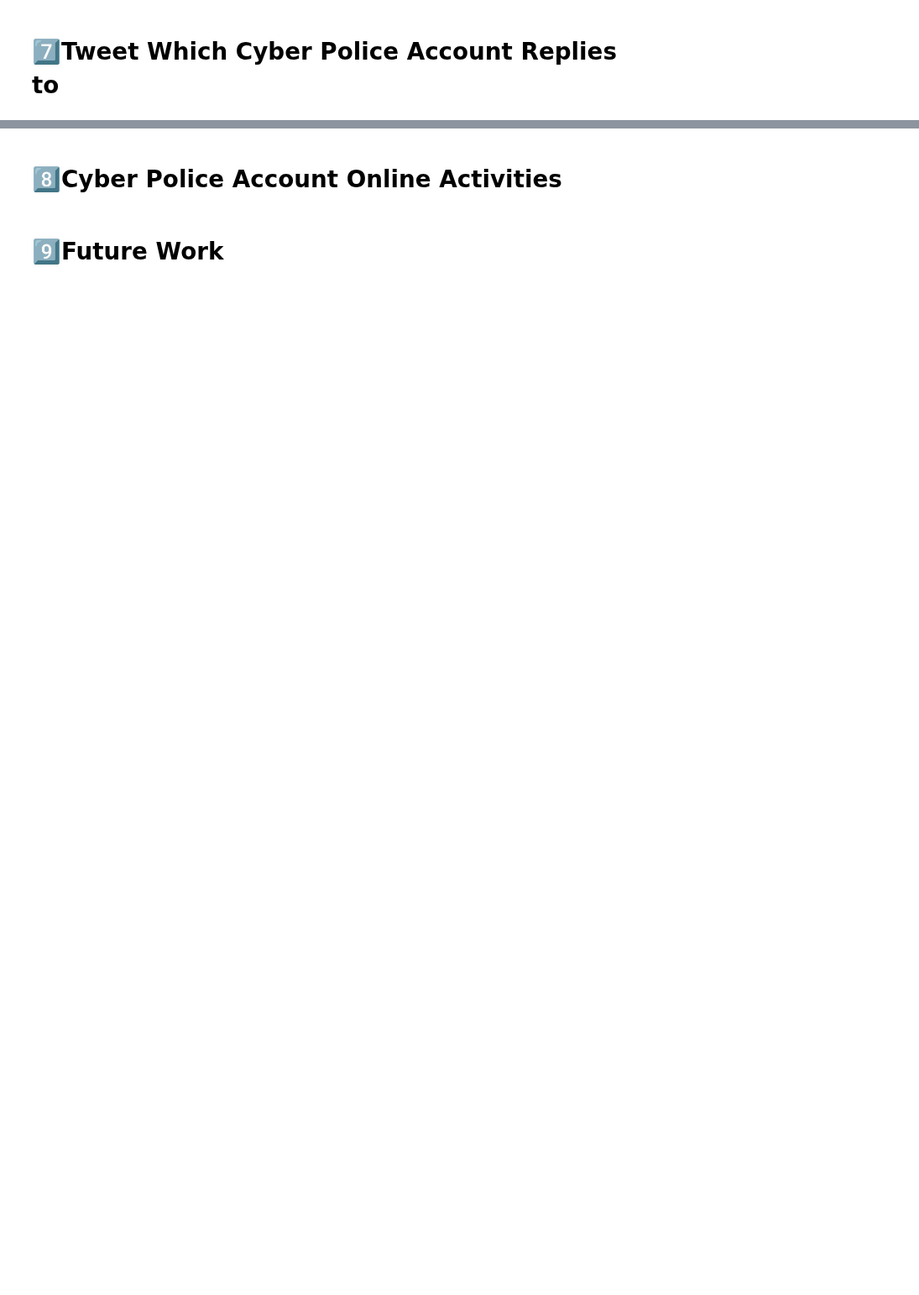
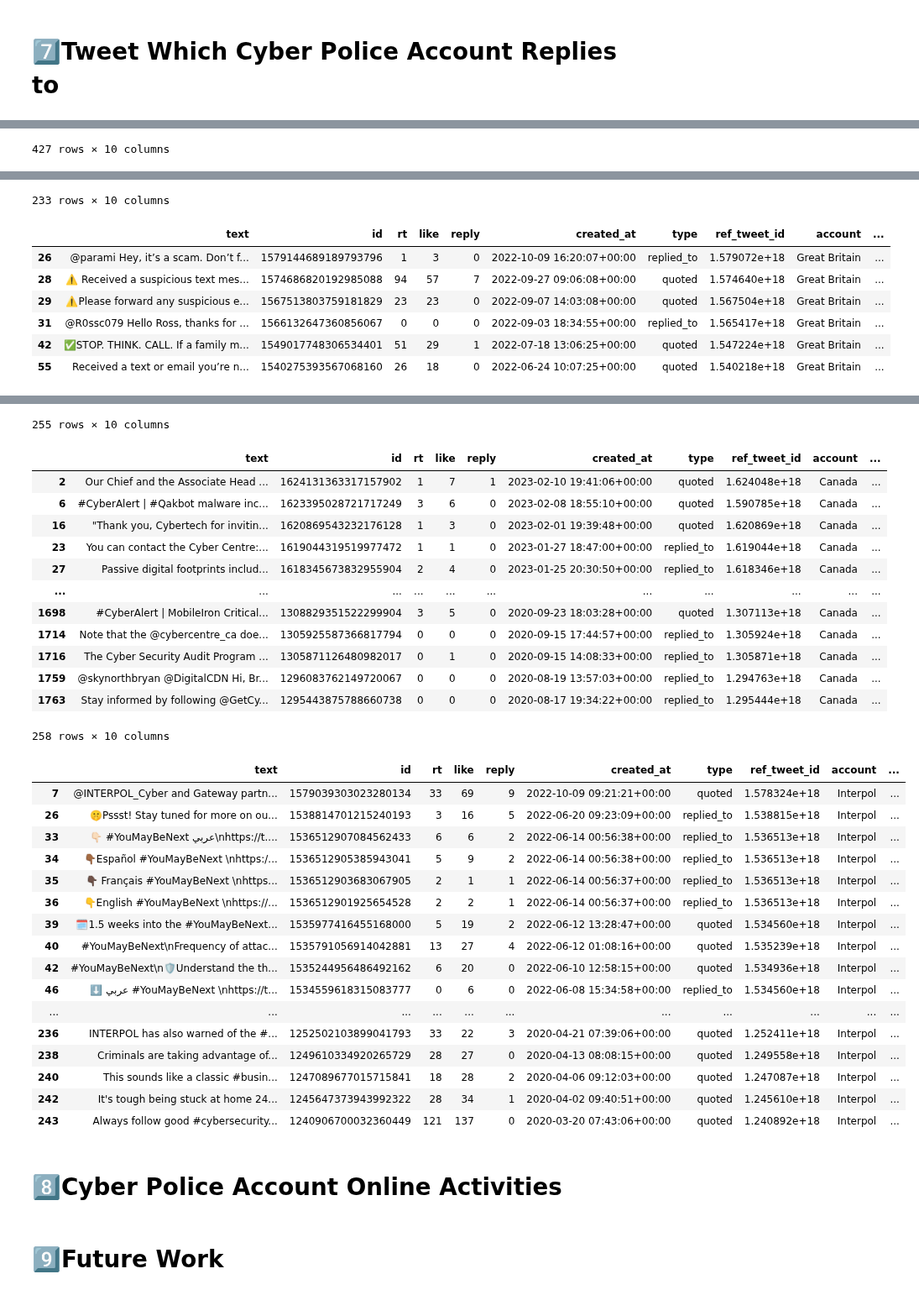
Before and after one commit to ranggakd/DAIly, a Jupyter notebook: projects/cyber police/Tweepy_of_CyberPolice_Comparison.ipynb, the cells around one changed output, grey strips where cells are left out. Shown at 84% size. Saved outputs shown, nothing was run; the diff lists cells and outputs as text; code cells hidden in the pictures; blank space fills up the shorter version.

```diff
--- a/projects/cyber police/Tweepy_of_CyberPolice_Comparison.ipynb
+++ b/projects/cyber police/Tweepy_of_CyberPolice_Comparison.ipynb
@@ -637,0 +816,8 @@ len(twitter_acc_dict)
+# %%
+display(id_t_reply)
+display(us_t_reply)
+display(gb_t_reply)
+display(au_t_reply)
+display(ca_t_reply)
+display(int_t_reply)
+# %% [output]
@@ -637,0 +836 @@ len(twitter_acc_dict)
+427 rows × 10 columns
@@ -637,0 +849,8 @@ len(twitter_acc_dict)
+233 rows × 10 columns
+|  | text | id | rt | like | reply | created_at | type | ref_tweet_id | account | ... |
+| 26 | @parami Hey, it’s a scam. Don’t f... | 1579144689189793796 | 1 | 3 | 0 | 2022-10-09 16:20:07+00:00 | replied_to | 1.579072e+18 | Great Britain | ... |
+| 28 | ⚠️ Received a suspicious text mes... | 1574686820192985088 | 94 | 57 | 7 | 2022-09-27 09:06:08+00:00 | quoted | 1.574640e+18 | Great Britain | ... |
+| 29 | ⚠️Please forward any suspicious e... | 1567513803759181829 | 23 | 23 | 0 | 2022-09-07 14:03:08+00:00 | quoted | 1.567504e+18 | Great Britain | ... |
+| 31 | @R0ssc079 Hello Ross, thanks for ... | 1566132647360856067 | 0 | 0 | 0 | 2022-09-03 18:34:55+00:00 | replied_to | 1.565417e+18 | Great Britain | ... |
+| 42 | ✅STOP. THINK. CALL. If a family m... | 1549017748306534401 | 51 | 29 | 1 | 2022-07-18 13:06:25+00:00 | quoted | 1.547224e+18 | Great Britain | ... |
+| 55 | Received a text or email you’re n... | 1540275393567068160 | 26 | 18 | 0 | 2022-06-24 10:07:25+00:00 | quoted | 1.540218e+18 | Great Britain | ... |
@@ -638,3 +869,34 @@ len(twitter_acc_dict)
+255 rows × 10 columns
+|  | text | id | rt | like | reply | created_at | type | ref_tweet_id | account | ... |
+| 2 | Our Chief and the Associate Head ... | 1624131363317157902 | 1 | 7 | 1 | 2023-02-10 19:41:06+00:00 | quoted | 1.624048e+18 | Canada | ... |
+| 6 | #CyberAlert | #Qakbot malware inc... | 1623395028721717249 | 3 | 6 | 0 | 2023-02-08 18:55:10+00:00 | quoted | 1.590785e+18 | Canada | ... |
+| 16 | "Thank you, Cybertech for invitin... | 1620869543232176128 | 1 | 3 | 0 | 2023-02-01 19:39:48+00:00 | quoted | 1.620869e+18 | Canada | ... |
+| 23 | You can contact the Cyber Centre:... | 1619044319519977472 | 1 | 1 | 0 | 2023-01-27 18:47:00+00:00 | replied_to | 1.619044e+18 | Canada | ... |
+| 27 | Passive digital footprints includ... | 1618345673832955904 | 2 | 4 | 0 | 2023-01-25 20:30:50+00:00 | replied_to | 1.618346e+18 | Canada | ... |
+| ... | ... | ... | ... | ... | ... | ... | ... | ... | ... | ... |
+| 1698 | #CyberAlert | MobileIron Critical... | 1308829351522299904 | 3 | 5 | 0 | 2020-09-23 18:03:28+00:00 | quoted | 1.307113e+18 | Canada | ... |
+| 1714 | Note that the @cybercentre_ca doe... | 1305925587366817794 | 0 | 0 | 0 | 2020-09-15 17:44:57+00:00 | replied_to | 1.305924e+18 | Canada | ... |
+| 1716 | The Cyber Security Audit Program ... | 1305871126480982017 | 0 | 1 | 0 | 2020-09-15 14:08:33+00:00 | replied_to | 1.305871e+18 | Canada | ... |
+| 1759 | @skynorthbryan @DigitalCDN Hi, Br... | 1296083762149720067 | 0 | 0 | 0 | 2020-08-19 13:57:03+00:00 | replied_to | 1.294763e+18 | Canada | ... |
+| 1763 | Stay informed by following @GetCy... | 1295443875788660738 | 0 | 0 | 0 | 2020-08-17 19:34:22+00:00 | replied_to | 1.295444e+18 | Canada | ... |
+258 rows × 10 columns
+|  | text | id | rt | like | reply | created_at | type | ref_tweet_id | account | ... |
+| 7 | @INTERPOL_Cyber and Gateway partn... | 1579039303023280134 | 33 | 69 | 9 | 2022-10-09 09:21:21+00:00 | quoted | 1.578324e+18 | Interpol | ... |
+| 26 | 🤫Pssst! Stay tuned for more on ou... | 1538814701215240193 | 3 | 16 | 5 | 2022-06-20 09:23:09+00:00 | replied_to | 1.538815e+18 | Interpol | ... |
+| 33 | 👇🏻 #YouMayBeNext عربي\nhttps://t.... | 1536512907084562433 | 6 | 6 | 2 | 2022-06-14 00:56:38+00:00 | replied_to | 1.536513e+18 | Interpol | ... |
+| 34 | 👇🏾Español #YouMayBeNext \nhttps:/... | 1536512905385943041 | 5 | 9 | 2 | 2022-06-14 00:56:38+00:00 | replied_to | 1.536513e+18 | Interpol | ... |
+| 35 | 👇🏿 Français #YouMayBeNext \nhttps... | 1536512903683067905 | 2 | 1 | 1 | 2022-06-14 00:56:37+00:00 | replied_to | 1.536513e+18 | Interpol | ... |
+| 36 | 👇English #YouMayBeNext \nhttps://... | 1536512901925654528 | 2 | 2 | 1 | 2022-06-14 00:56:37+00:00 | replied_to | 1.536513e+18 | Interpol | ... |
+| 39 | 🗓1.5 weeks into the #YouMayBeNext... | 1535977416455168000 | 5 | 19 | 2 | 2022-06-12 13:28:47+00:00 | quoted | 1.534560e+18 | Interpol | ... |
+| 40 | #YouMayBeNext\nFrequency of attac... | 1535791056914042881 | 13 | 27 | 4 | 2022-06-12 01:08:16+00:00 | quoted | 1.535239e+18 | Interpol | ... |
+| 42 | #YouMayBeNext\n🛡Understand the th... | 1535244956486492162 | 6 | 20 | 0 | 2022-06-10 12:58:15+00:00 | quoted | 1.534936e+18 | Interpol | ... |
+| 46 | ⬇️ عربي #YouMayBeNext \nhttps://t... | 1534559618315083777 | 0 | 6 | 0 | 2022-06-08 15:34:58+00:00 | replied_to | 1.534560e+18 | Interpol | ... |
+| ... | ... | ... | ... | ... | ... | ... | ... | ... | ... | ... |
+| 236 | INTERPOL has also warned of the #... | 1252502103899041793 | 33 | 22 | 3 | 2020-04-21 07:39:06+00:00 | quoted | 1.252411e+18 | Interpol | ... |
+| 238 | Criminals are taking advantage of... | 1249610334920265729 | 28 | 27 | 0 | 2020-04-13 08:08:15+00:00 | quoted | 1.249558e+18 | Interpol | ... |
+| 240 | This sounds like a classic #busin... | 1247089677015715841 | 18 | 28 | 2 | 2020-04-06 09:12:03+00:00 | quoted | 1.247087e+18 | Interpol | ... |
+| 242 | It's tough being stuck at home 24... | 1245647373943992322 | 28 | 34 | 1 | 2020-04-02 09:40:51+00:00 | quoted | 1.245610e+18 | Interpol | ... |
+| 243 | Always follow good #cybersecurity... | 1240906700032360449 | 121 | 137 | 0 | 2020-03-20 07:43:06+00:00 | quoted | 1.240892e+18 | Interpol | ... |
 # %% [markdown]
 # 8️⃣Cyber Police Account Online Activities
 # %% [markdown]
```
Also changed, not shown: parts of 12 cells of this notebook.
